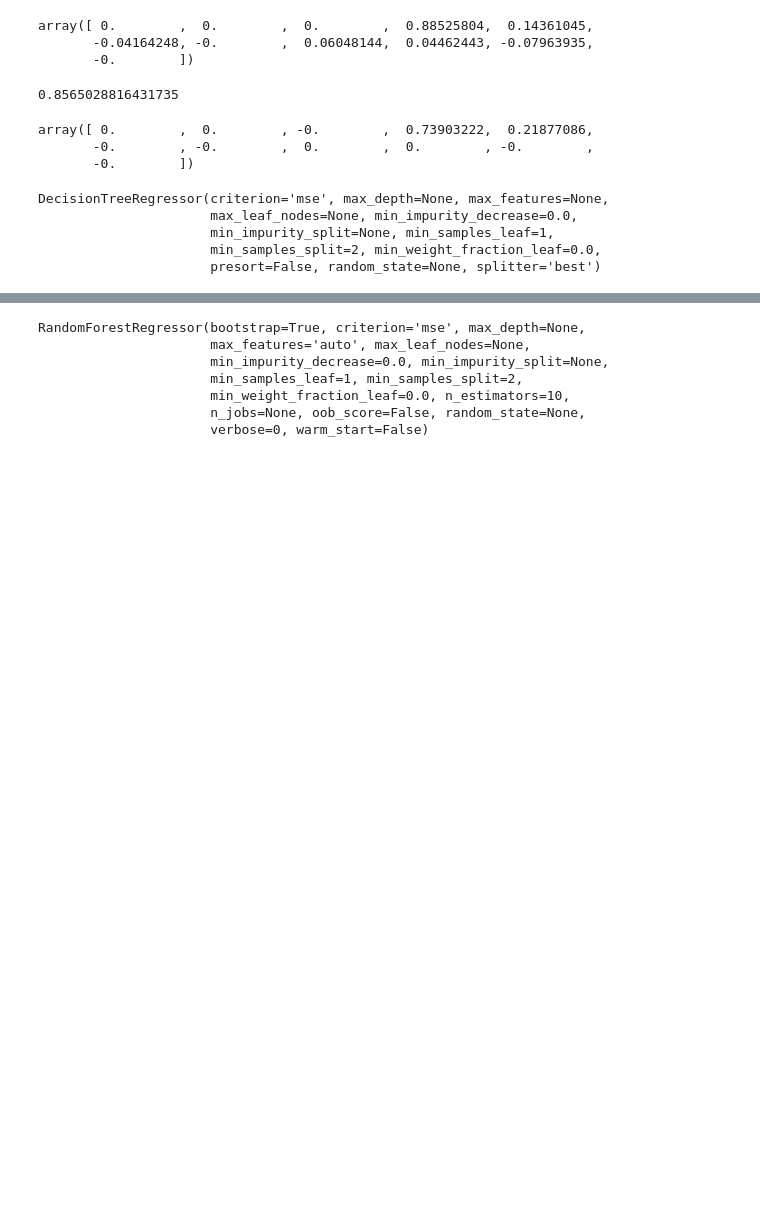
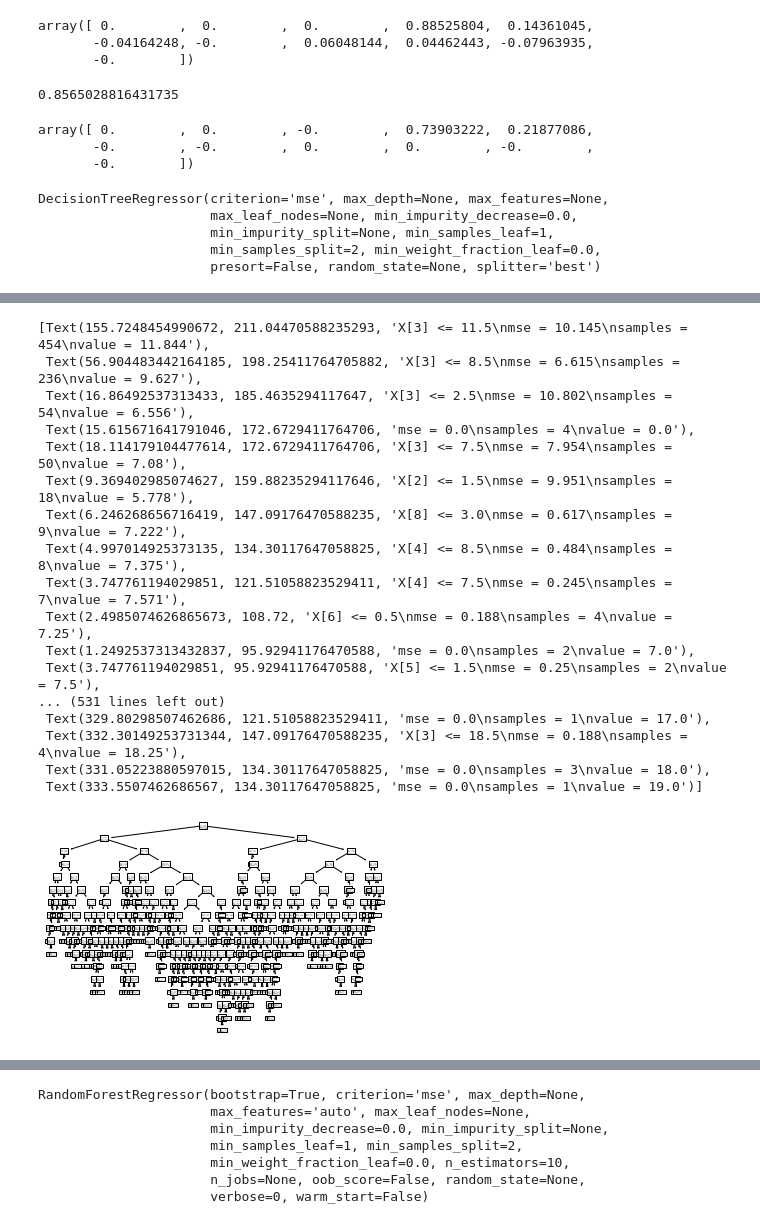
Before and after one commit to theadityashukla/Regression-Analysis-on-Student-Performance-Data-Set, a Jupyter notebook: Student_Performance_Reg.ipynb, the cells around one changed output, grey strips where cells are left out. Saved outputs shown, nothing was run; the diff lists cells and outputs as text; code cells hidden in the pictures; blank space fills up the shorter version.

```diff
--- a/Student_Performance_Reg.ipynb
+++ b/Student_Performance_Reg.ipynb
@@ -296,0 +304,21 @@ DTR.score(x_test,t_test)
+# %%
+plot_tree(DTR.fit(x_train, y_train))
+# %% [output]
+[Text(155.7248454990672, 211.04470588235293, 'X[3] <= 11.5\nmse = 10.145\nsamples = 454\nvalue = 11.844'),
+ Text(56.904483442164185, 198.25411764705882, 'X[3] <= 8.5\nmse = 6.615\nsamples = 236\nvalue = 9.627'),
+ Text(16.86492537313433, 185.4635294117647, 'X[3] <= 2.5\nmse = 10.802\nsamples = 54\nvalue = 6.556'),
+ Text(15.615671641791046, 172.6729411764706, 'mse = 0.0\nsamples = 4\nvalue = 0.0'),
+ Text(18.114179104477614, 172.6729411764706, 'X[3] <= 7.5\nmse = 7.954\nsamples = 50\nvalue = 7.08'),
+ Text(9.369402985074627, 159.88235294117646, 'X[2] <= 1.5\nmse = 9.951\nsamples = 18\nvalue = 5.778'),
+ Text(6.246268656716419, 147.09176470588235, 'X[8] <= 3.0\nmse = 0.617\nsamples = 9\nvalue = 7.222'),
+ Text(4.997014925373135, 134.30117647058825, 'X[4] <= 8.5\nmse = 0.484\nsamples = 8\nvalue = 7.375'),
+ Text(3.747761194029851, 121.51058823529411, 'X[4] <= 7.5\nmse = 0.245\nsamples = 7\nvalue = 7.571'),
+ Text(2.4985074626865673, 108.72, 'X[6] <= 0.5\nmse = 0.188\nsamples = 4\nvalue = 7.25'),
+ Text(1.2492537313432837, 95.92941176470588, 'mse = 0.0\nsamples = 2\nvalue = 7.0'),
+ Text(3.747761194029851, 95.92941176470588, 'X[5] <= 1.5\nmse = 0.25\nsamples = 2\nvalue = 7.5'),
+... (531 lines left out)
+ Text(329.80298507462686, 121.51058823529411, 'mse = 0.0\nsamples = 1\nvalue = 17.0'),
+ Text(332.30149253731344, 147.09176470588235, 'X[3] <= 18.5\nmse = 0.188\nsamples = 4\nvalue = 18.25'),
+ Text(331.05223880597015, 134.30117647058825, 'mse = 0.0\nsamples = 3\nvalue = 18.0'),
+ Text(333.5507462686567, 134.30117647058825, 'mse = 0.0\nsamples = 1\nvalue = 19.0')]
+[figure, added]
```
Also changed, not shown: parts of 7 cells of this notebook.
